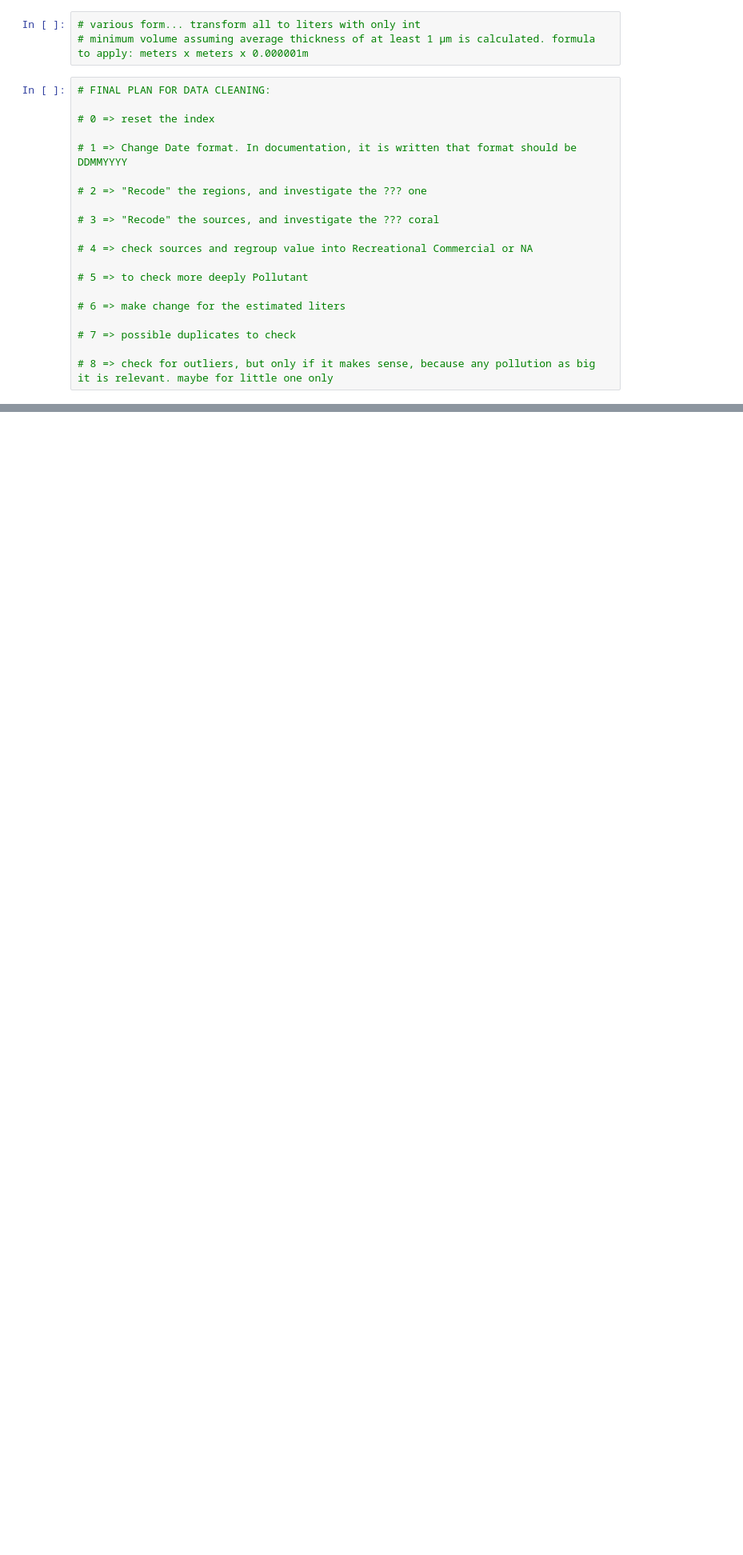
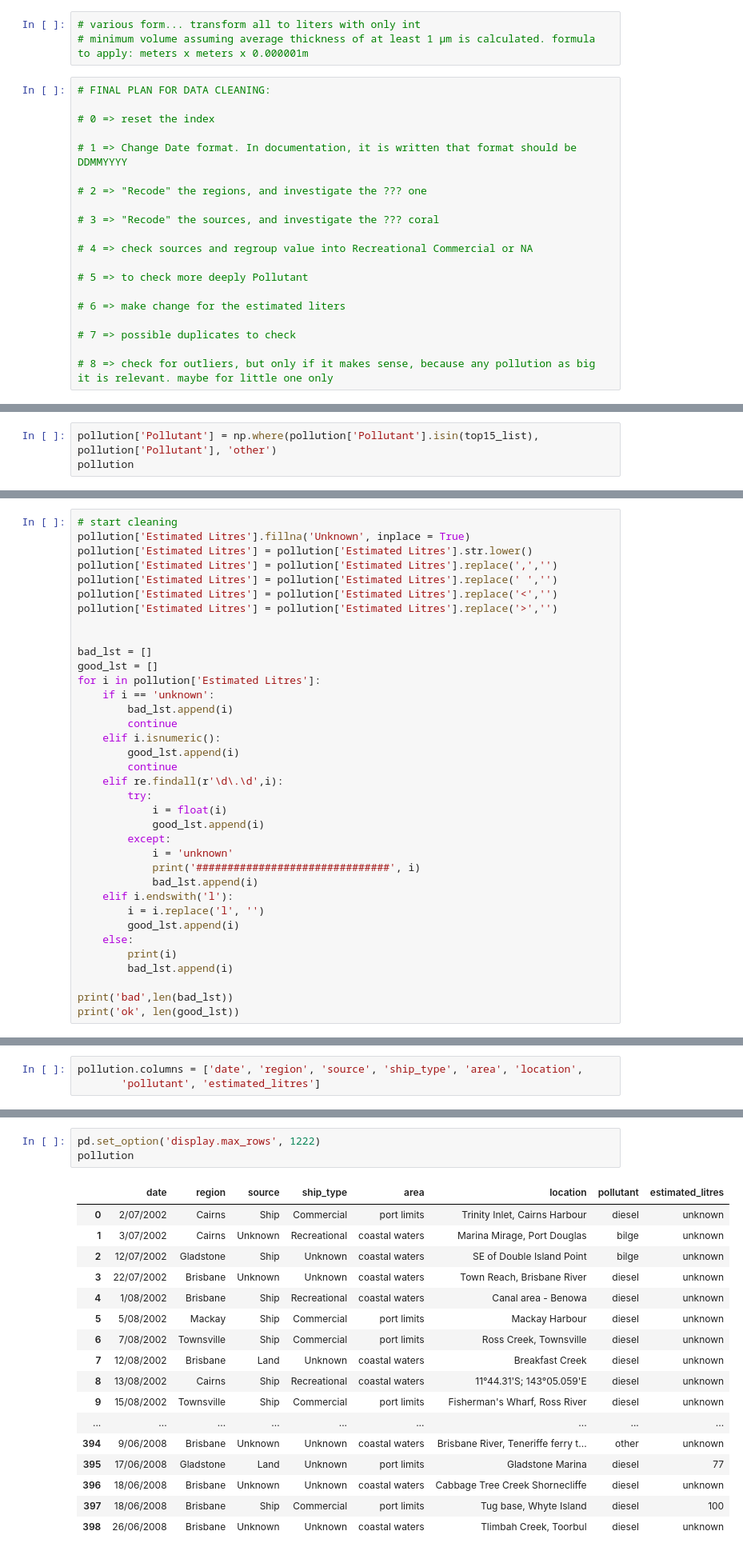
Before and after one commit to ecoloco-x/Project_3_data_cleaning, a Jupyter notebook: codes_for_data_exploration.ipynb, the cells around one changed output, grey strips where cells are left out. Shown at 80% size. Saved outputs shown, nothing was run; the diff lists cells and outputs as text; blank space fills up the shorter version.

```diff
--- a/codes_for_data_exploration.ipynb
+++ b/codes_for_data_exploration.ipynb
@@ -397,0 +778,3 @@ pollution.to_csv("pollution_uncleaned.csv", encoding='utf-8')
+# %%
+pollution['Pollutant'] = np.where(pollution['Pollutant'].isin(top15_list), pollution['Pollutant'], 'other')
+pollution
@@ -397,0 +873,36 @@ pollution.to_csv("pollution_uncleaned.csv", encoding='utf-8')
+# %%
+# start cleaning
+pollution['Estimated Litres'].fillna('Unknown', inplace = True)
+pollution['Estimated Litres'] = pollution['Estimated Litres'].str.lower()
+pollution['Estimated Litres'] = pollution['Estimated Litres'].replace(',','')
+pollution['Estimated Litres'] = pollution['Estimated Litres'].replace(' ','')
+pollution['Estimated Litres'] = pollution['Estimated Litres'].replace('<','')
+pollution['Estimated Litres'] = pollution['Estimated Litres'].replace('>','')
+
+
+bad_lst = []
+good_lst = []
+for i in pollution['Estimated Litres']:
+    if i == 'unknown':
+        bad_lst.append(i)
+        continue
+    elif i.isnumeric():
+        good_lst.append(i)
+        continue
+    elif re.findall(r'\d\.\d',i):
+        try:
+            i = float(i)
+            good_lst.append(i)
+        except:
+            i = 'unknown'
+            print('###############################', i)
+            bad_lst.append(i)
+    elif i.endswith('l'):
+        i = i.replace('l', '')
+        good_lst.append(i)
+    else:
+        print(i)
+        bad_lst.append(i)
+
+print('bad',len(bad_lst))
+print('ok', len(good_lst))
@@ -397,0 +943,3 @@ pollution.to_csv("pollution_uncleaned.csv", encoding='utf-8')
+# %%
+pollution.columns = ['date', 'region', 'source', 'ship_type', 'area', 'location',
+       'pollutant', 'estimated_litres']
@@ -397,0 +948,21 @@ pollution.to_csv("pollution_uncleaned.csv", encoding='utf-8')
+# %%
+pd.set_option('display.max_rows', 1222)
+pollution
+# %% [output]
+|  | date | region | source | ship_type | area | location | pollutant | estimated_litres |
+| 0 | 2/07/2002 | Cairns | Ship | Commercial | port limits | Trinity Inlet, Cairns Harbour | diesel | unknown |
+| 1 | 3/07/2002 | Cairns | Unknown | Recreational | coastal waters | Marina Mirage, Port Douglas | bilge | unknown |
+| 2 | 12/07/2002 | Gladstone | Ship | Unknown | coastal waters | SE of Double Island Point | bilge | unknown |
+| 3 | 22/07/2002 | Brisbane | Unknown | Unknown | coastal waters | Town Reach, Brisbane River | diesel | unknown |
+| 4 | 1/08/2002 | Brisbane | Ship | Recreational | coastal waters | Canal area - Benowa | diesel | unknown |
+| 5 | 5/08/2002 | Mackay | Ship | Commercial | port limits | Mackay Harbour | diesel | unknown |
+| 6 | 7/08/2002 | Townsville | Ship | Commercial | port limits | Ross Creek, Townsville | diesel | unknown |
+| 7 | 12/08/2002 | Brisbane | Land | Unknown | coastal waters | Breakfast Creek | diesel | unknown |
+| 8 | 13/08/2002 | Cairns | Ship | Recreational | coastal waters | 11°44.31'S; 143°05.059'E | diesel | unknown |
+| 9 | 15/08/2002 | Townsville | Ship | Commercial | port limits | Fisherman's Wharf, Ross River | diesel | unknown |
+| ... | ... | ... | ... | ... | ... | ... | ... | ... |
+| 394 | 9/06/2008 | Brisbane | Unknown | Unknown | coastal waters | Brisbane River, Teneriffe ferry t... | other | unknown |
+| 395 | 17/06/2008 | Gladstone | Land | Unknown | port limits | Gladstone Marina | diesel | 77 |
+| 396 | 18/06/2008 | Brisbane | Unknown | Unknown | coastal waters | Cabbage Tree Creek Shornecliffe | diesel | unknown |
+| 397 | 18/06/2008 | Brisbane | Ship | Commercial | port limits | Tug base, Whyte Island | diesel | 100 |
+| 398 | 26/06/2008 | Brisbane | Unknown | Unknown | coastal waters | Tlimbah Creek, Toorbul | diesel | unknown |
```
Also changed, not shown: parts of 51 cells of this notebook, 1 other file.
